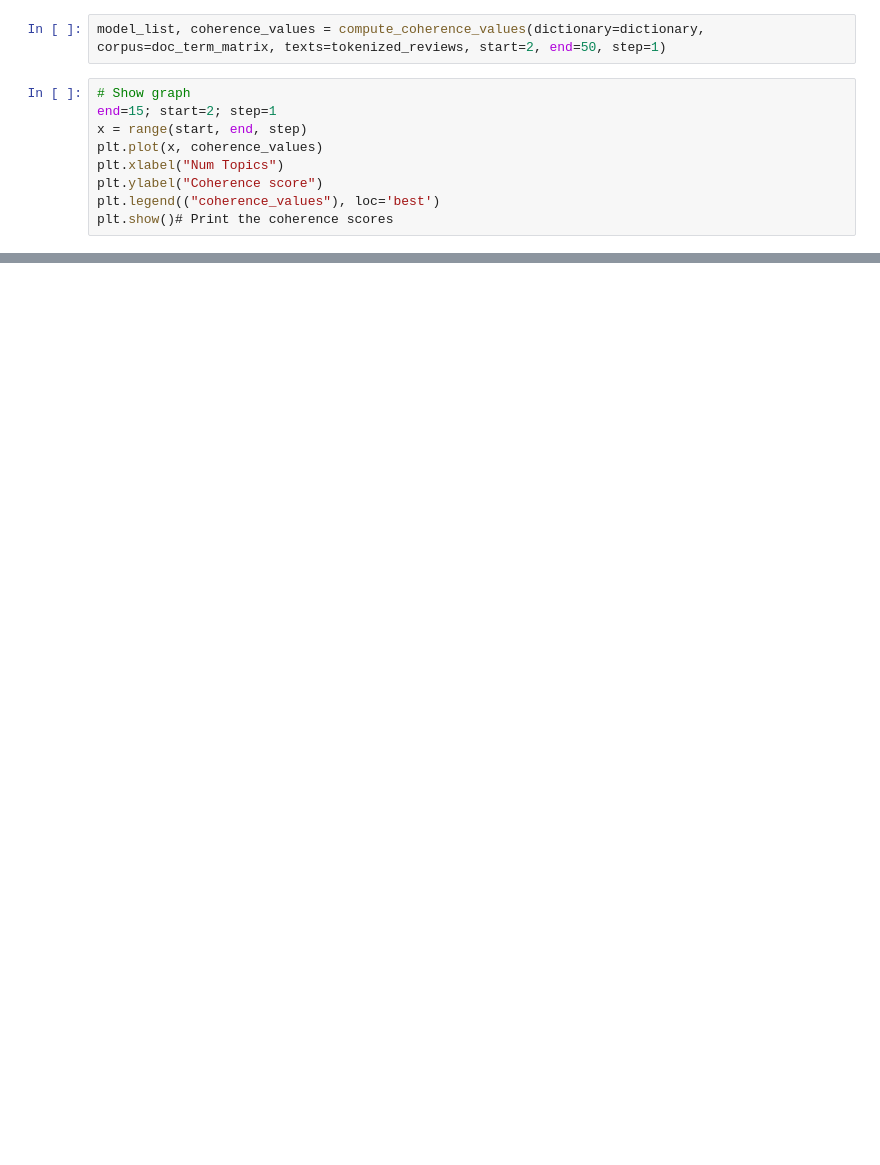
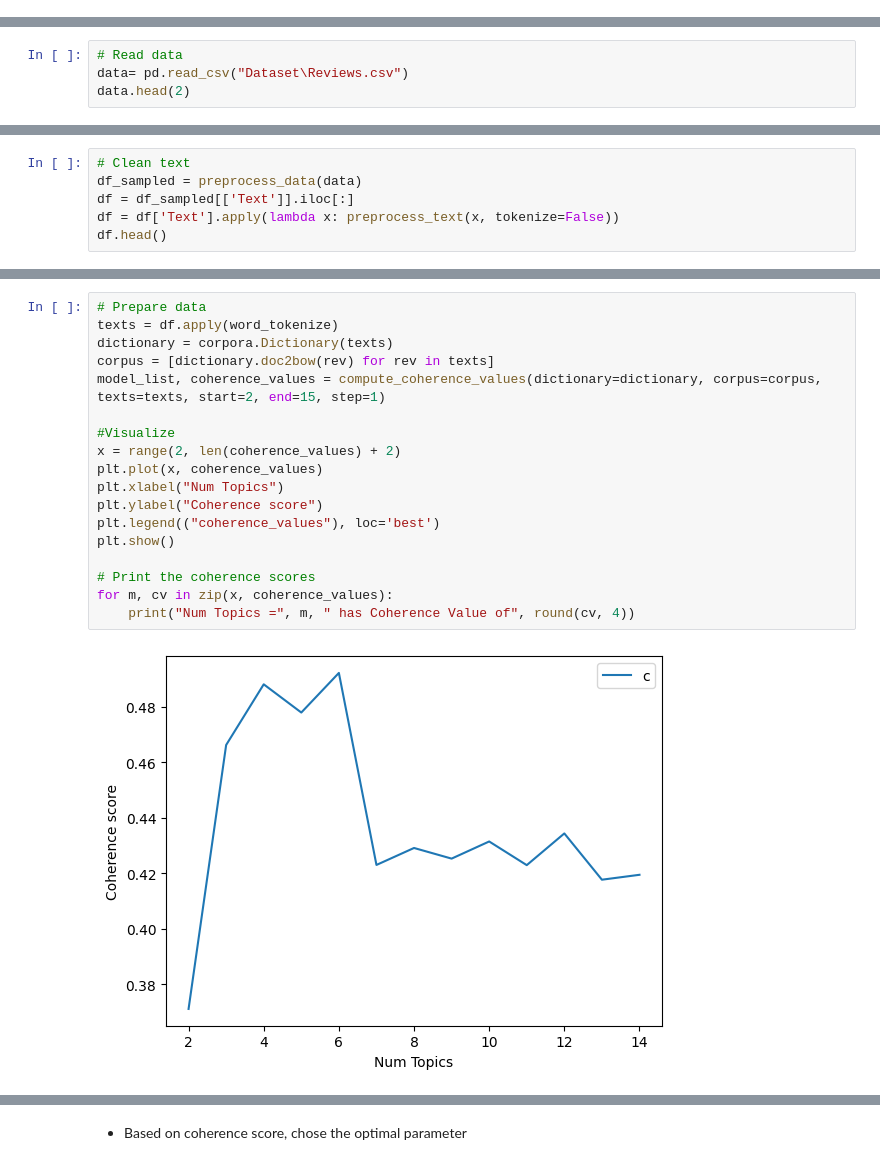
Before and after one commit to dunp7/Extract-Marketing-Information-NLP-, a Jupyter notebook: LSA.ipynb, the cells around one changed output, grey strips where cells are left out. Saved outputs shown, nothing was run; the diff lists cells and outputs as text; blank space fills up the shorter version.

```diff
--- a/LSA.ipynb
+++ b/LSA.ipynb
@@ -126,11 +0,0 @@ def compute_coherence_values(dictionary, corpus, texts, end, start=2, step=3):
-# %%
-model_list, coherence_values = compute_coherence_values(dictionary=dictionary, corpus=doc_term_matrix, texts=tokenized_reviews, start=2, end=50, step=1)
-# %%
-# Show graph
-end=15; start=2; step=1
-x = range(start, end, step)
-plt.plot(x, coherence_values)
-plt.xlabel("Num Topics")
-plt.ylabel("Coherence score")
-plt.legend(("coherence_values"), loc='best')
-plt.show()# Print the coherence scores
@@ -206,0 +43,4 @@ Topic 8: food
+# %%
+# Read data
+data= pd.read_csv("Dataset\Reviews.csv")
+data.head(2)
@@ -206,0 +60,6 @@ Topic 8: food
+# %%
+# Clean text
+df_sampled = preprocess_data(data)
+df = df_sampled[['Text']].iloc[:]
+df = df['Text'].apply(lambda x: preprocess_text(x, tokenize=False))
+df.head()
@@ -206,0 +109,20 @@ Topic 8: food
+# %%
+# Prepare data
+texts = df.apply(word_tokenize)
+dictionary = corpora.Dictionary(texts)
+corpus = [dictionary.doc2bow(rev) for rev in texts]
+model_list, coherence_values = compute_coherence_values(dictionary=dictionary, corpus=corpus, texts=texts, start=2, end=15, step=1)
+
+#Visualize
+x = range(2, len(coherence_values) + 2)
+plt.plot(x, coherence_values)
+plt.xlabel("Num Topics")
+plt.ylabel("Coherence score")
+plt.legend(("coherence_values"), loc='best')
+plt.show()
+
+# Print the coherence scores
+for m, cv in zip(x, coherence_values):
+    print("Num Topics =", m, " has Coherence Value of", round(cv, 4))
+# %% [output]
+[figure, added]
@@ -206,0 +142,2 @@ Topic 8: food
+# %% [markdown]
++ Based on coherence score, chose the optimal parameter
```
Also changed, not shown: parts of 35 cells of this notebook.
